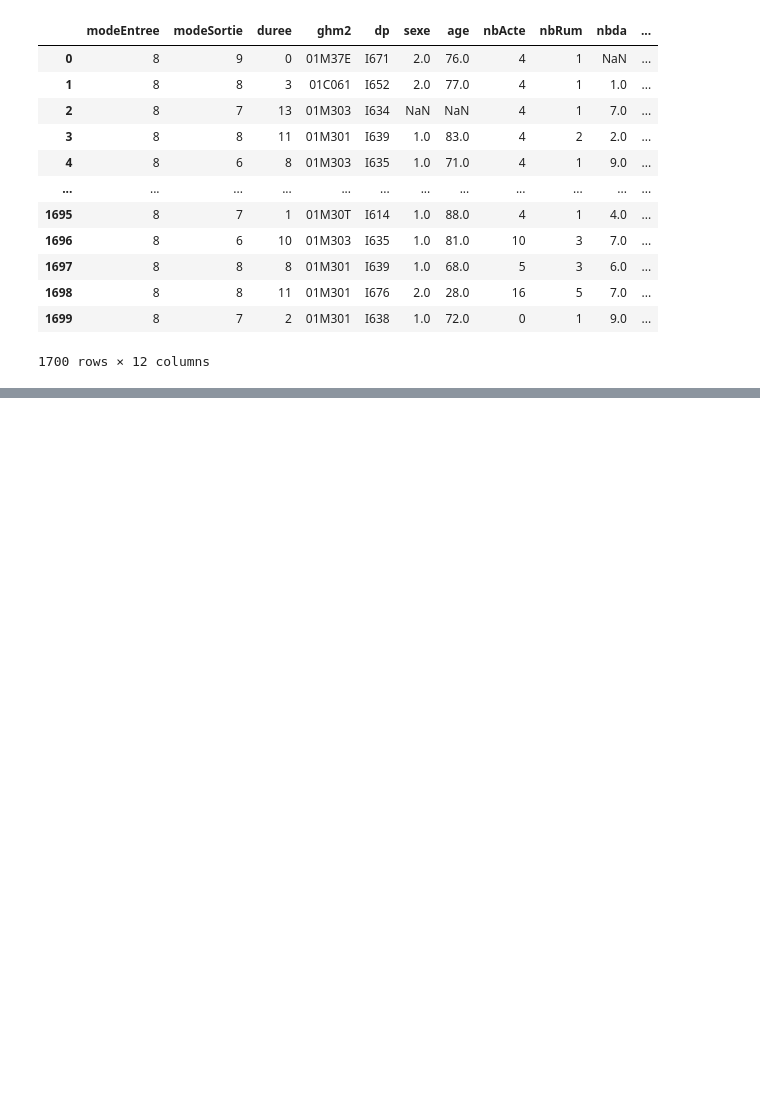
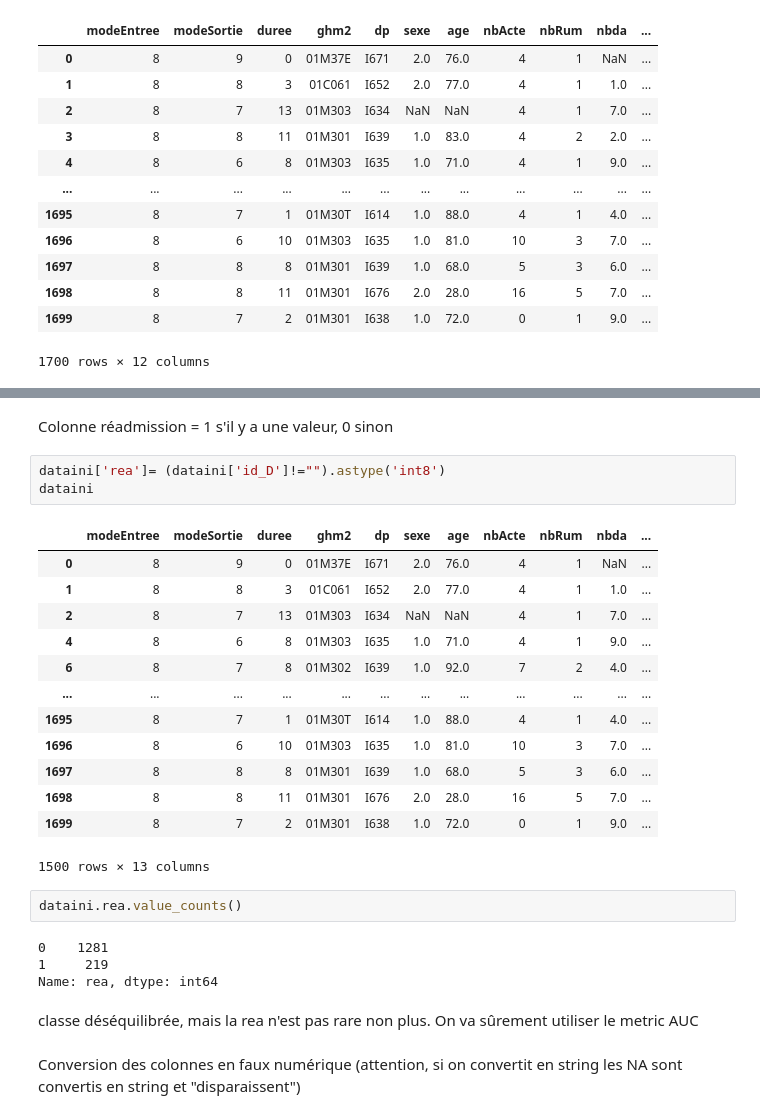
Before and after one commit to GillesBour/formation-data-science, a Jupyter notebook: BLOC4/notebooks/TP1.ipynb, the cells around one changed output, grey strips where cells are left out. Saved outputs shown, nothing was run; the diff lists cells and outputs as text; blank space fills up the shorter version.

```diff
--- a/BLOC4/notebooks/TP1.ipynb
+++ b/BLOC4/notebooks/TP1.ipynb
@@ -44,0 +100,29 @@ dataini
+# %% [markdown]
+Colonne réadmission = 1 s'il y a une valeur, 0 sinon
+# %%
+dataini['rea']= (dataini['id_D']!="").astype('int8')
+dataini
+# %% [output]
+|  | modeEntree | modeSortie | duree | ghm2 | dp | sexe | age | nbActe | nbRum | nbda | ... |
+| 0 | 8 | 9 | 0 | 01M37E | I671 | 2.0 | 76.0 | 4 | 1 | NaN | ... |
+| 1 | 8 | 8 | 3 | 01C061 | I652 | 2.0 | 77.0 | 4 | 1 | 1.0 | ... |
+| 2 | 8 | 7 | 13 | 01M303 | I634 | NaN | NaN | 4 | 1 | 7.0 | ... |
+| 4 | 8 | 6 | 8 | 01M303 | I635 | 1.0 | 71.0 | 4 | 1 | 9.0 | ... |
+| 6 | 8 | 7 | 8 | 01M302 | I639 | 1.0 | 92.0 | 7 | 2 | 4.0 | ... |
+| ... | ... | ... | ... | ... | ... | ... | ... | ... | ... | ... | ... |
+| 1695 | 8 | 7 | 1 | 01M30T | I614 | 1.0 | 88.0 | 4 | 1 | 4.0 | ... |
+| 1696 | 8 | 6 | 10 | 01M303 | I635 | 1.0 | 81.0 | 10 | 3 | 7.0 | ... |
+| 1697 | 8 | 8 | 8 | 01M301 | I639 | 1.0 | 68.0 | 5 | 3 | 6.0 | ... |
+| 1698 | 8 | 8 | 11 | 01M301 | I676 | 2.0 | 28.0 | 16 | 5 | 7.0 | ... |
+| 1699 | 8 | 7 | 2 | 01M301 | I638 | 1.0 | 72.0 | 0 | 1 | 9.0 | ... |
+1500 rows × 13 columns
+# %%
+dataini.rea.value_counts()
+# %% [output]
+0    1281
+1     219
+Name: rea, dtype: int64
+# %% [markdown]
+classe déséquilibrée, mais la rea n'est pas rare non plus. On va sûrement utiliser le metric AUC
+# %% [markdown]
+Conversion des colonnes en faux numérique (attention, si on convertit en string les NA sont convertis en string et "disparaissent")
```
Also changed, not shown: parts of 24 cells of this notebook.
